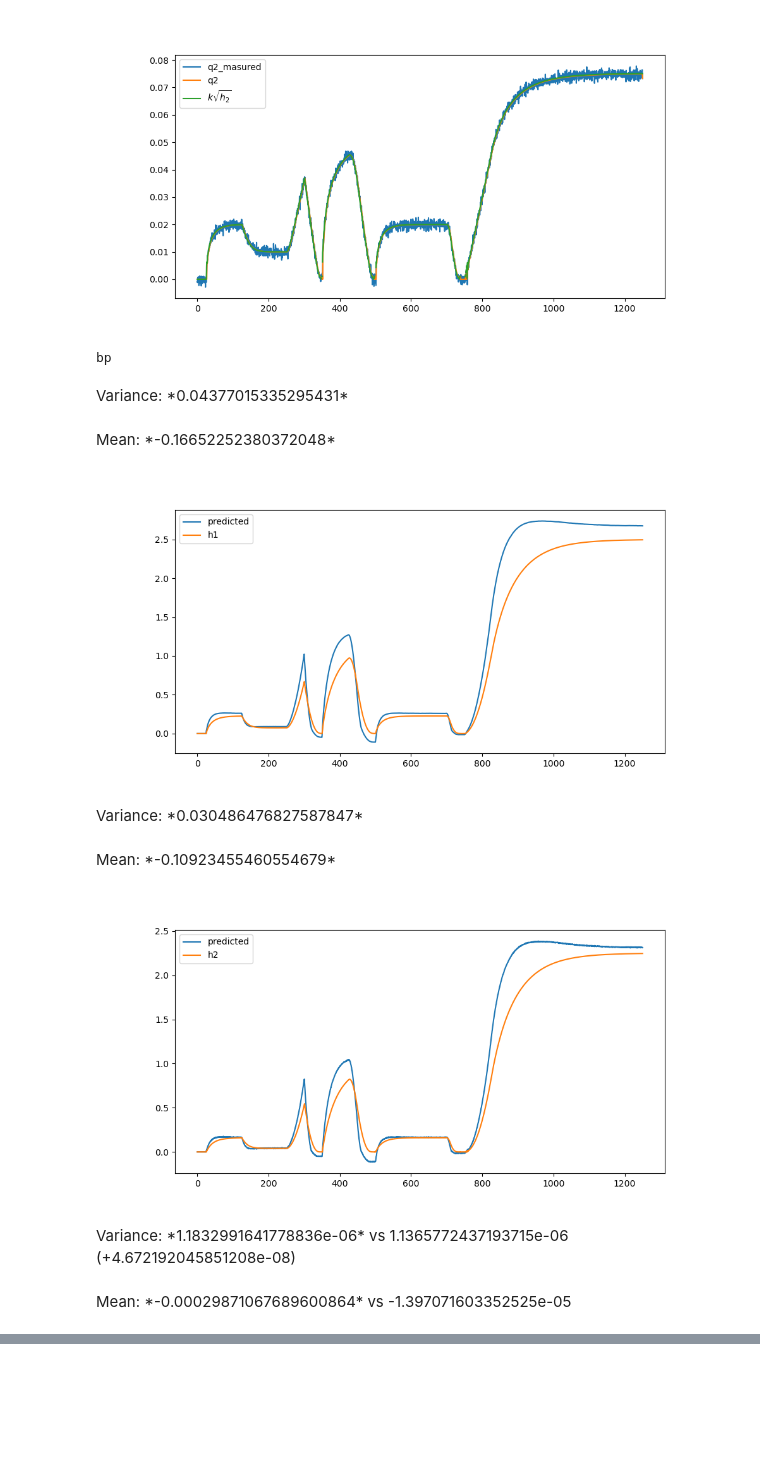
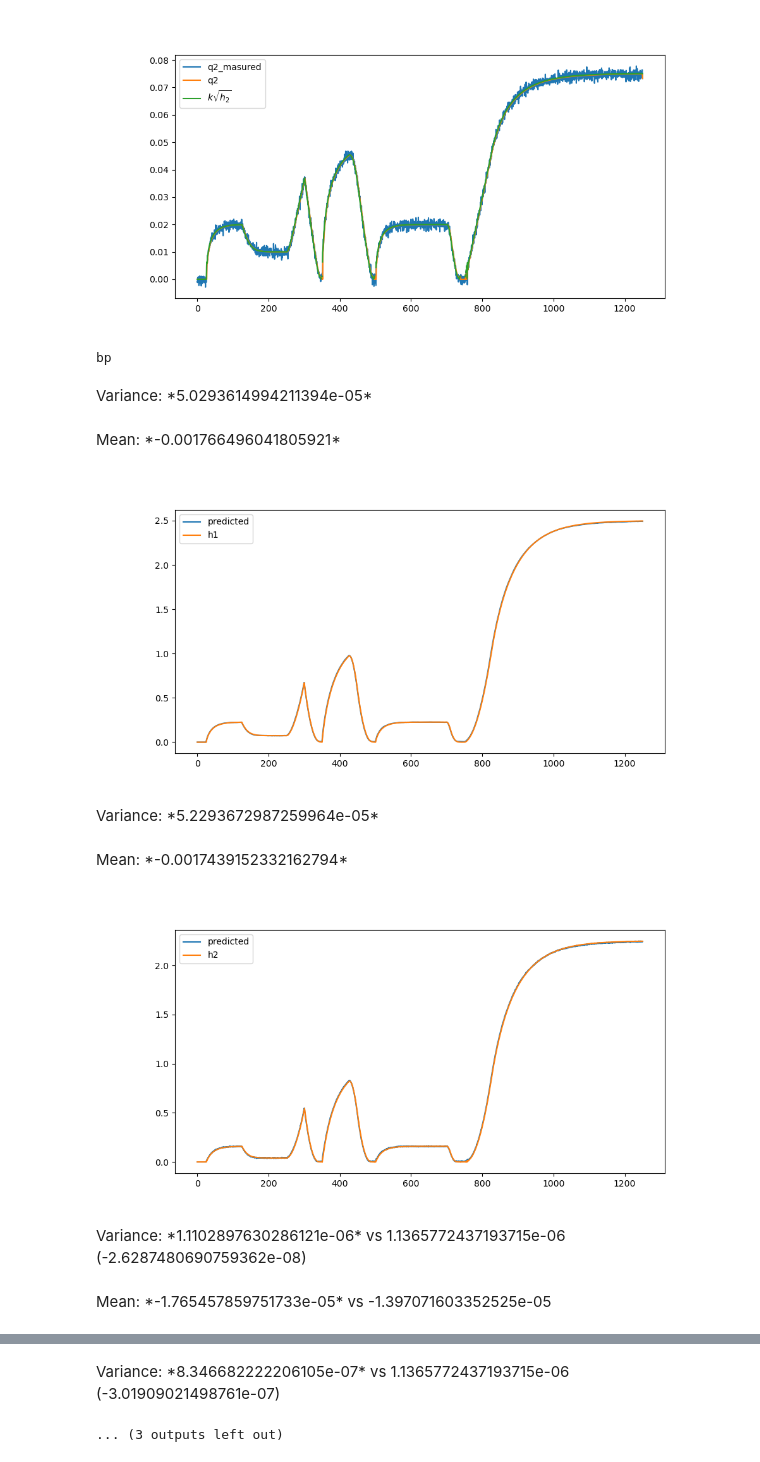
Before and after one commit to RedOrbweaver/Kalex, a Jupyter notebook: k0.ipynb, the cells around one changed output, grey strips where cells are left out. Cells and saved outputs as stored; diff of their text form; code cells hidden in the pictures; blank space fills up the shorter version.

```diff
--- a/k0.ipynb
+++ b/k0.ipynb
@@ -263,56 +263,56 @@ state = np.array([[s.h1],
 P = np.diag([1, 1, 1])
 R = np.array([[0.01]])
 H = np.array([[0, 0, 1]])
-Q = Q_discrete_white_noise(dim=3, dt=step, var=3)
 
 ksqrth2 = zeroes()
 
 while s is not None:
-    F = np.array([[1 - data.a/data.S1, data.a/data.S1 , 0],
-                  [data.a/data.S2, 1 - data.a/data.S2, -(1 / data.S2)],
-                  [0, data.k*((1/sqrt(state[1, 0]*data.S2)) if state[1, 0] > 0.01 else 0)/step, 0]])
-    ksqrth2.append(data.k * sqrt(state[1, 0]))
-    Bu = np.array([[s.q1/data.S1/step], [0], [0]])
+    Q = Q_discrete_white_noise(dim=3, dt=step, var=3)
+    F = np.array([[(1 - data.a/data.S1), data.a/data.S1 , 0],
+                  [data.a/data.S2, (1 - data.a/data.S2), -(1 / data.S2)],
+                  [0, data.k*((1/sqrt(state[1, 0])) if state[1, 0] > 0.01 else 0), 0]])
+    ksqrth2.append(data.k * sqrt(state[1, 0])  if state[1, 0] > 0.01 else 0 )
+    Bu = np.array([[s.q1/data.S1], [0], [0]])
     P = F @ P @ F.T + Q
     prior = F @ state + Bu
 
     if s.index == 500:
         print("bp")
         #breakpoint()
     predpriors.append(prior)
 
     S = H @ P @ H.T + R
     z = np.array([[s.q2_measured]])
     y = z - H @ prior
     Sinv = pinv(S)
     K = P @ H.T @ Sinv
-    x = prior + K @ y
+    x = prior + (K @ y)
     P = P - K @ H @ P
 
     predq1.append(s.q1)
     predh1.append(x[0, 0])
     predh2.append(x[1, 0])
     predq2.append(x[2, 0])
     state = x
 
     s = s.next
 
 
-#ComparePredictionsQ2(data, np.array(ksqrth2))
-
 ComparePredictionsH1H2(data, predh1, predh2)
 
 ComparePredictionsQ2(data, predq2)
 
+ComparePredictionsQ2(data, np.array(ksqrth2))
+
 #ComparePredictionsQ2(data, np.array(ksqrth2) / 1.5)
 # %% [output]
 bp
-Variance: \*0.04377015335295431\*
+Variance: \*5.0293614994211394e-05\*
-Mean: \*-0.16652252380372048\*
+Mean: \*-0.001766496041805921\*
-[figure, old version]
+[figure, new version]
-Variance: \*0.030486476827587847\*
+Variance: \*5.2293672987259964e-05\*
-Mean: \*-0.10923455460554679\*
+Mean: \*-0.0017439152332162794\*
-[figure, old version]
+[figure, new version]
-Variance: \*1.1832991641778836e-06\* vs 1.1365772437193715e-06 (+4.672192045851208e-08)
+Variance: \*1.1102897630286121e-06\* vs 1.1365772437193715e-06 (-2.6287480690759362e-08)
-Mean: \*-0.00029871067689600864\* vs -1.397071603352525e-05
+Mean: \*-1.765457859751733e-05\* vs -1.397071603352525e-05
 [figure]
@@ -319,0 +320,2 @@ Mean: \*-0.00029871067689600864\* vs -1.397071603352525e-05
+Variance: \*8.346682222206105e-07\* vs 1.1365772437193715e-06 (-3.01909021498761e-07)
+... (3 outputs left out)
```
Also changed, not shown: parts of 1 cell of this notebook.
